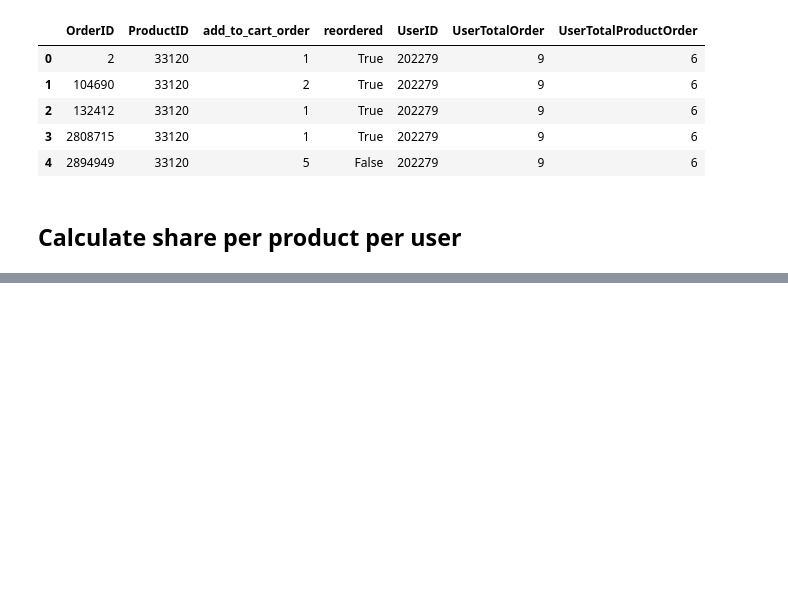
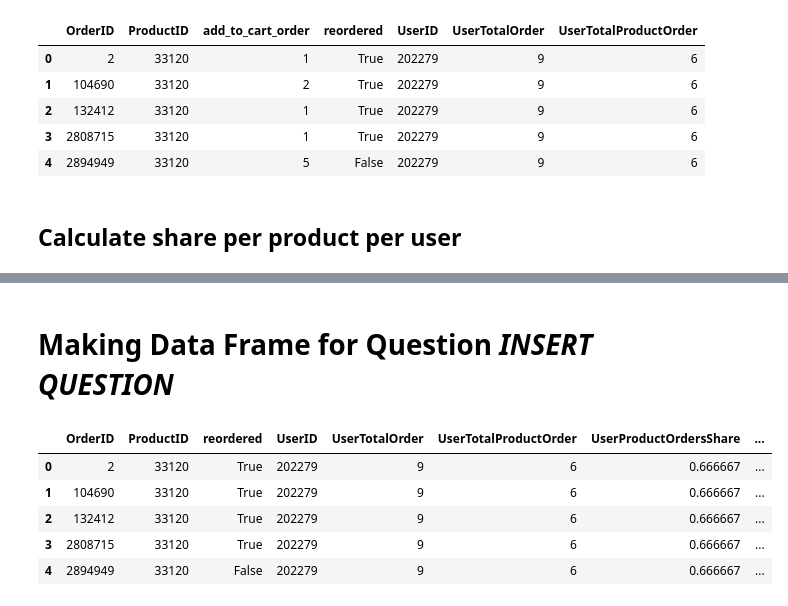
Before and after one commit to arridoarfiadi/InstacartResearchSymposium, a Jupyter notebook: Instacart Analysis Notebook.ipynb, the cells around one changed output, grey strips where cells are left out. Saved outputs shown, nothing was run; the diff lists cells and outputs as text; code cells hidden in the pictures; blank space fills up the shorter version.

Commit message:
making different data frame for question 3

```diff
--- a/Instacart Analysis Notebook.ipynb
+++ b/Instacart Analysis Notebook.ipynb
@@ -236,0 +246,19 @@ factOrderProduct.head()
+# %% [markdown]
+# Making Data Frame for Question *INSERT QUESTION*
+# %%
+# Removing add_to_cart_order as it is unnecessary
+df_reorderProbability = factOrderProduct.drop(["add_to_cart_order"], axis = 1)
+# Merging UserMedianDaysSincePriorOrder in
+df_reorderProbability = df_reorderProbability.merge(order[["OrderID","UserMedianDaysSincePriorOrder"]], on = ["OrderID"])
+# Merging TotalReordered
+df_reorderProbability = df_reorderProbability.merge(products[["ProductID", "TotalReordered"]], on = ["ProductID"])
+# Renaming TotalReordered
+df_reorderProbability = df_reorderProbability.rename(columns = {"TotalReordered" : "TotalReorderedPerProduct"})
+df_reorderProbability.head()
+# %% [output]
+|  | OrderID | ProductID | reordered | UserID | UserTotalOrder | UserTotalProductOrder | UserProductOrdersShare | ... |
+| 0 | 2 | 33120 | True | 202279 | 9 | 6 | 0.666667 | ... |
+| 1 | 104690 | 33120 | True | 202279 | 9 | 6 | 0.666667 | ... |
+| 2 | 132412 | 33120 | True | 202279 | 9 | 6 | 0.666667 | ... |
+| 3 | 2808715 | 33120 | True | 202279 | 9 | 6 | 0.666667 | ... |
+| 4 | 2894949 | 33120 | False | 202279 | 9 | 6 | 0.666667 | ... |
```
Also changed, not shown: parts of 1 cell of this notebook.
